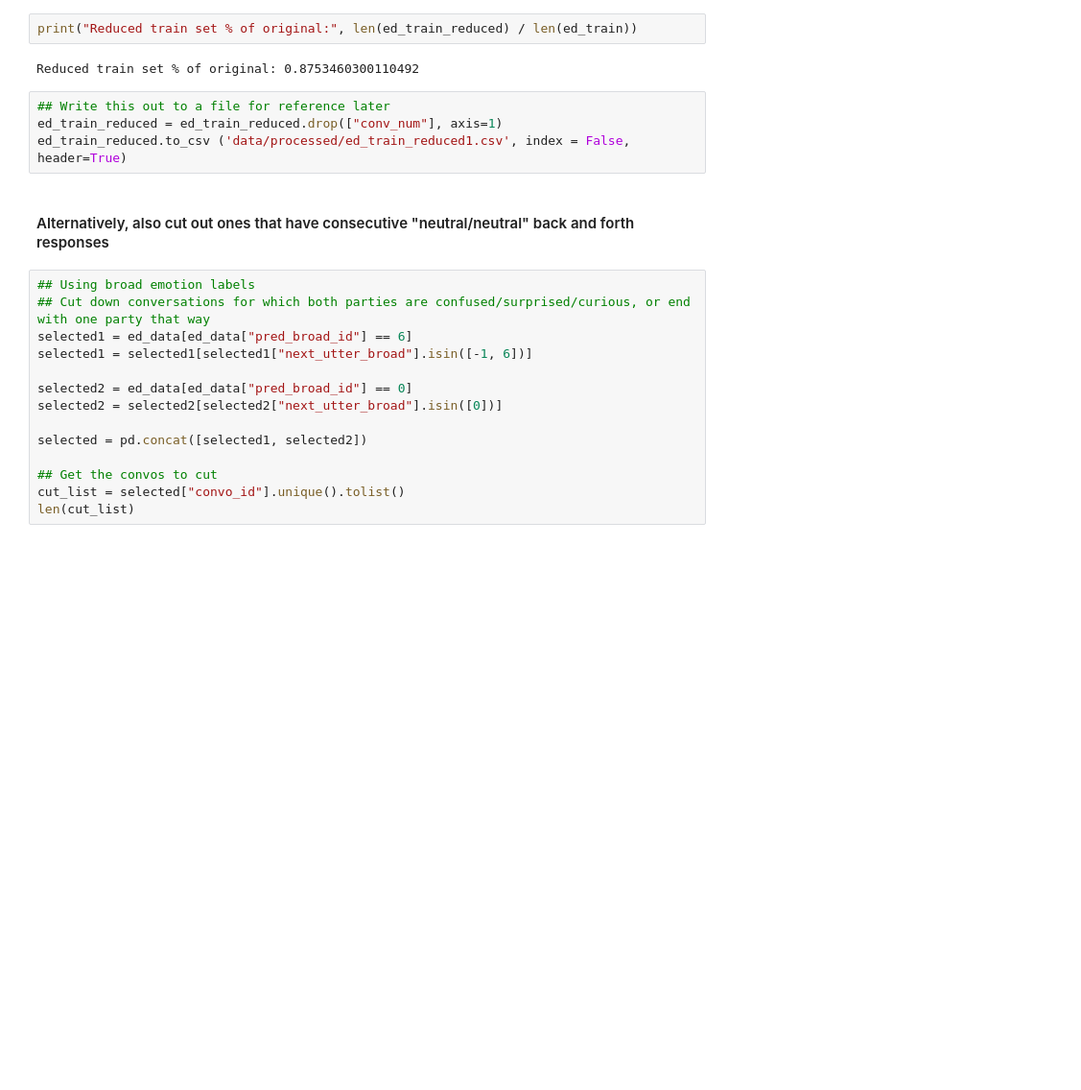
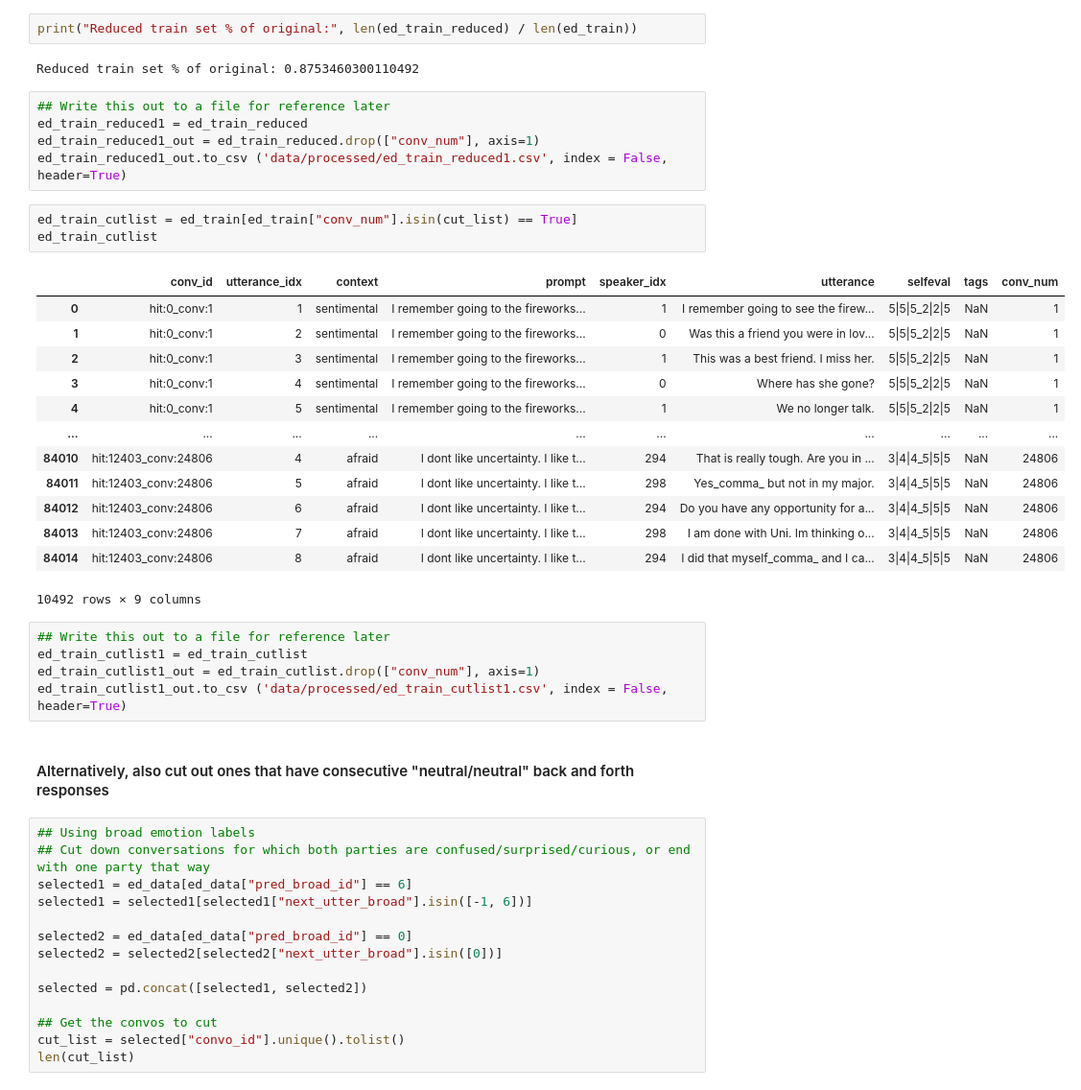
Before and after one commit to evelynyou/w266_project, a Jupyter notebook: exploration_emotion_pairing.ipynb, the cells around one changed output. Shown: that part at 96% size. Drawn from its saved outputs; the diff is of its cells as text; blank space fills up the shorter version.

```diff
--- a/exploration_emotion_pairing.ipynb
+++ b/exploration_emotion_pairing.ipynb
@@ -606,8 +606,31 @@ print("Reduced train set % of original:", len(ed_train_reduced) / len(ed_train))
 Reduced train set % of original: 0.8753460300110492
 # %%
 ## Write this out to a file for reference later
-ed_train_reduced = ed_train_reduced.drop(["conv_num"], axis=1)
-ed_train_reduced.to_csv ('data/processed/ed_train_reduced1.csv', index = False, header=True)
+ed_train_reduced1 = ed_train_reduced
+ed_train_reduced1_out = ed_train_reduced.drop(["conv_num"], axis=1)
+ed_train_reduced1_out.to_csv ('data/processed/ed_train_reduced1.csv', index = False, header=True)
+# %%
+ed_train_cutlist = ed_train[ed_train["conv_num"].isin(cut_list) == True]
+ed_train_cutlist
+# %% [output]
+|  | conv_id | utterance_idx | context | prompt | speaker_idx | utterance | selfeval | tags | conv_num |
+| 0 | hit:0_conv:1 | 1 | sentimental | I remember going to the fireworks... | 1 | I remember going to see the firew... | 5|5|5_2|2|5 | NaN | 1 |
+| 1 | hit:0_conv:1 | 2 | sentimental | I remember going to the fireworks... | 0 | Was this a friend you were in lov... | 5|5|5_2|2|5 | NaN | 1 |
+| 2 | hit:0_conv:1 | 3 | sentimental | I remember going to the fireworks... | 1 | This was a best friend. I miss her. | 5|5|5_2|2|5 | NaN | 1 |
+| 3 | hit:0_conv:1 | 4 | sentimental | I remember going to the fireworks... | 0 | Where has she gone? | 5|5|5_2|2|5 | NaN | 1 |
+| 4 | hit:0_conv:1 | 5 | sentimental | I remember going to the fireworks... | 1 | We no longer talk. | 5|5|5_2|2|5 | NaN | 1 |
+| ... | ... | ... | ... | ... | ... | ... | ... | ... | ... |
+| 84010 | hit:12403_conv:24806 | 4 | afraid | I dont like uncertainty. I like t... | 294 | That is really tough. Are you in ... | 3|4|4_5|5|5 | NaN | 24806 |
+| 84011 | hit:12403_conv:24806 | 5 | afraid | I dont like uncertainty. I like t... | 298 | Yes_comma_ but not in my major. | 3|4|4_5|5|5 | NaN | 24806 |
+| 84012 | hit:12403_conv:24806 | 6 | afraid | I dont like uncertainty. I like t... | 294 | Do you have any opportunity for a... | 3|4|4_5|5|5 | NaN | 24806 |
+| 84013 | hit:12403_conv:24806 | 7 | afraid | I dont like uncertainty. I like t... | 298 | I am done with Uni. Im thinking o... | 3|4|4_5|5|5 | NaN | 24806 |
+| 84014 | hit:12403_conv:24806 | 8 | afraid | I dont like uncertainty. I like t... | 294 | I did that myself_comma_ and I ca... | 3|4|4_5|5|5 | NaN | 24806 |
+10492 rows × 9 columns
+# %%
+## Write this out to a file for reference later
+ed_train_cutlist1 = ed_train_cutlist
+ed_train_cutlist1_out = ed_train_cutlist.drop(["conv_num"], axis=1)
+ed_train_cutlist1_out.to_csv ('data/processed/ed_train_cutlist1.csv', index = False, header=True)
 # %% [markdown]
 #### Alternatively, also cut out ones that have consecutive "neutral/neutral" back and forth responses
 # %%
```
Also changed, not shown: parts of 23 cells of this notebook, 3 other files.
